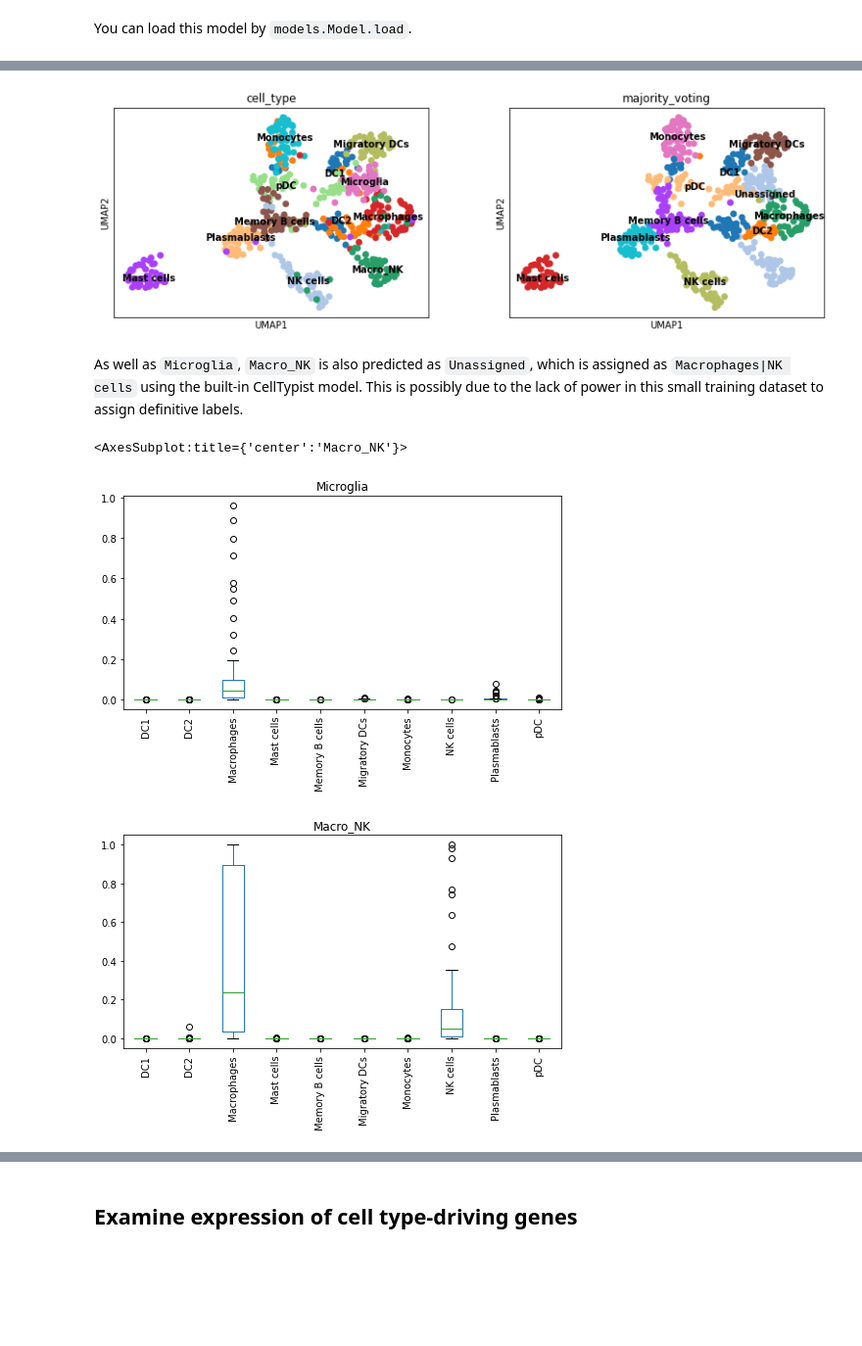
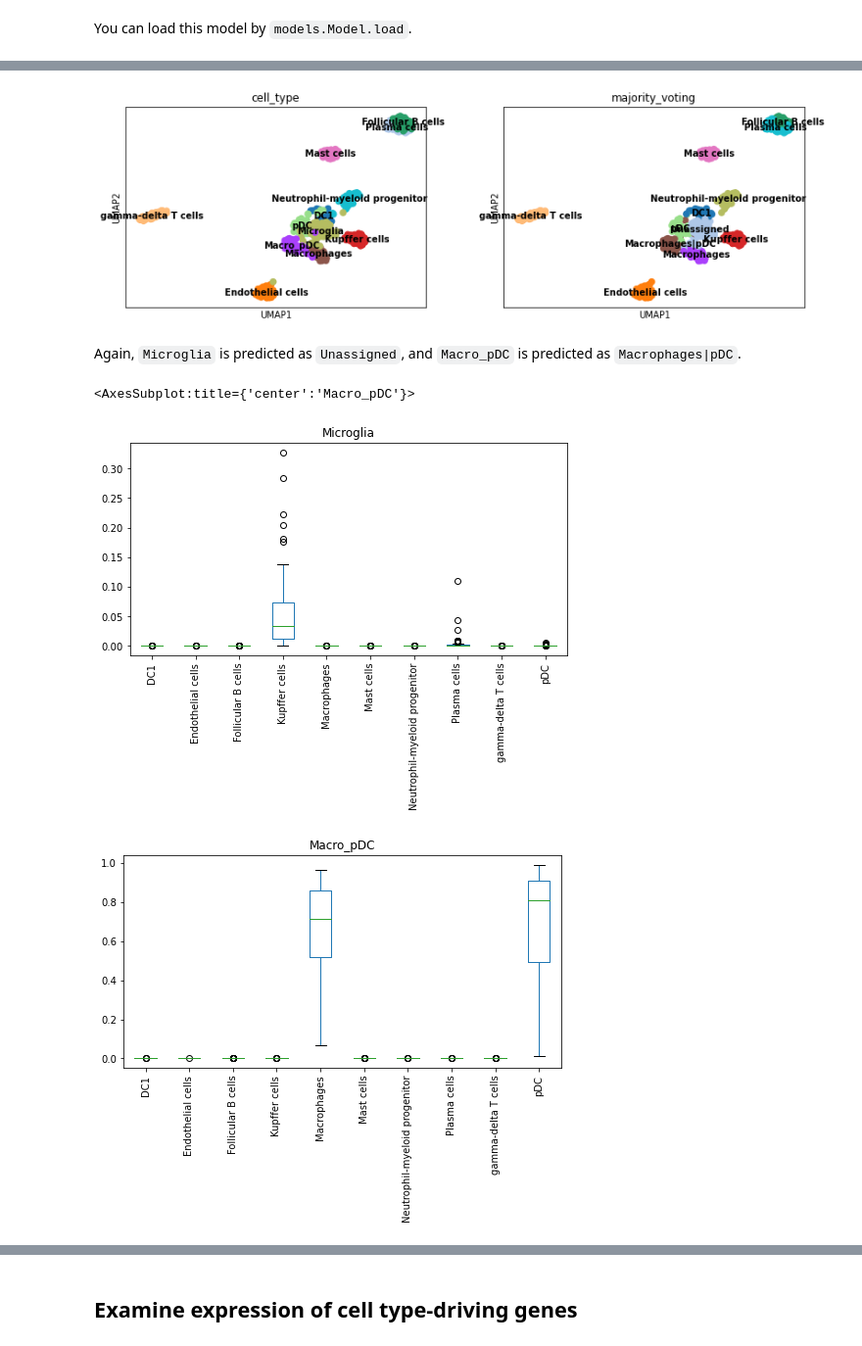
Before and after one commit to Teichlab/celltypist, a Jupyter notebook: notebook/celltypist_tutorial_ml.ipynb, the cells around one changed output, grey strips where cells are left out. Shown at 98% size. Saved outputs shown, nothing was run; the diff lists cells and outputs as text; code cells hidden in the pictures; blank space fills up the shorter version.

```diff
--- a/notebook/celltypist_tutorial_ml.ipynb
+++ b/notebook/celltypist_tutorial_ml.ipynb
@@ -327,5 +327,5 @@ Use previously downloaded scRNA-seq dataset of 600 immune cells as a query.
 # %%
-adata_600 = sc.read('celltypist_demo_folder/demo_600_cells.h5ad', backup_url = 'https://celltypist.cog.sanger.ac.uk/Notebook_demo_data/demo_600_cells.h5ad')
+adata_500 = sc.read('celltypist_demo_folder/demo_500_cells.h5ad', backup_url = 'https://celltypist.cog.sanger.ac.uk/Notebook_demo_data/demo_500_cells.h5ad')
 # %% [markdown]
 Derive a custom model by training the data using the `celltypist.train` function.
 # %%
@@ -367,6 +367,6 @@ Next, we use this model to predict the query dataset of 600 immune cells.
 # %%
 # Not run; predict the identity of each input cell with the new model.
-#predictions = celltypist.annotate(adata_600, model = new_model, majority_voting = True, mode = 'prob match', p_thres = 0.5)
+#predictions = celltypist.annotate(adata_500, model = new_model, majority_voting = True, mode = 'prob match', p_thres = 0.5)
 # Alternatively, just specify the model path (recommended as this ensures the model is intact every time it is loaded).
-predictions = celltypist.annotate(adata_600, model = 'celltypist_demo_folder/model_from_immune2000.pkl', majority_voting = True, mode = 'prob match', p_thres = 0.5)
+predictions = celltypist.annotate(adata_500, model = 'celltypist_demo_folder/model_from_immune2000.pkl', majority_voting = True, mode = 'prob match', p_thres = 0.5)
 # %% [output]
@@ -387,14 +387,14 @@ sc.tl.umap(adata)
 # %%
 sc.pl.umap(adata, color = ['cell_type', 'majority_voting'], legend_loc = 'on data')
 # %% [output]
-[figure, old version]
+[figure, new version]
-# %% [markdown]
-As well as `Microglia`, `Macro_NK` is also predicted as `Unassigned`, which is assigned as `Macrophages|NK cells` using the built-in CellTypist model. This is possibly due to the lack of power in this small training dataset to assign definitive labels.
+# %% [markdown]
+Again, `Microglia` is predicted as `Unassigned`, and `Macro_pDC` is predicted as `Macrophages|pDC`.
 # %%
 adata.obs.loc[adata.obs.cell_type == 'Microglia', new_model.cell_types].plot(kind = 'box', rot = 90, figsize = [8, 4], title = 'Microglia')
-adata.obs.loc[adata.obs.cell_type == 'Macro_NK', new_model.cell_types].plot(kind = 'box', rot = 90, figsize = [8, 4], title = 'Macro_NK')
+adata.obs.loc[adata.obs.cell_type == 'Macro_pDC', new_model.cell_types].plot(kind = 'box', rot = 90, figsize = [8, 4], title = 'Macro_pDC')
 # %% [output]
-<AxesSubplot:title={'center':'Macro_NK'}>
+<AxesSubplot:title={'center':'Macro_pDC'}>
-[figure, old version]
+[figure, new version]
-[figure, old version]
+[figure, new version]
 # %% [markdown]
```
Also changed, not shown: parts of 38 cells of this notebook.
